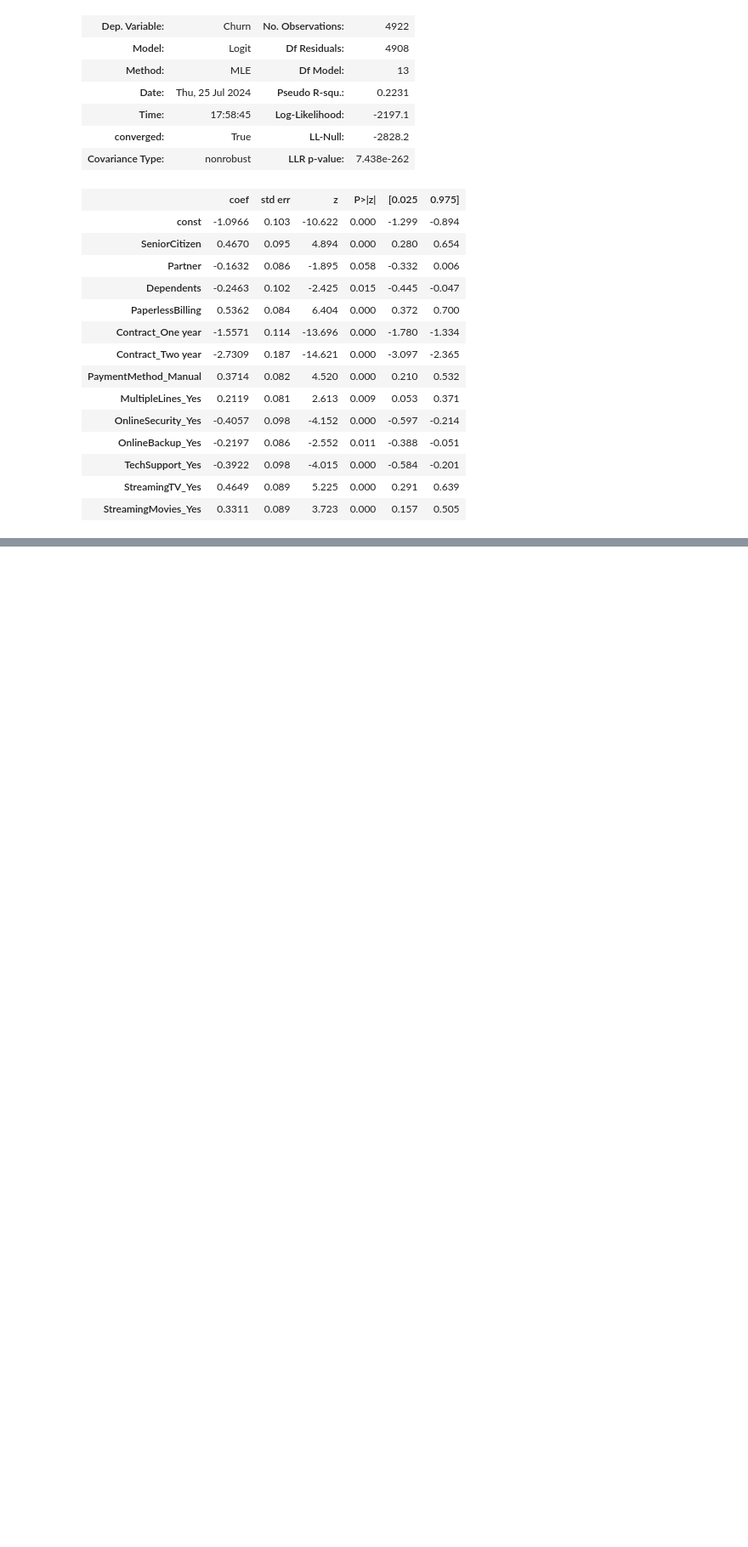
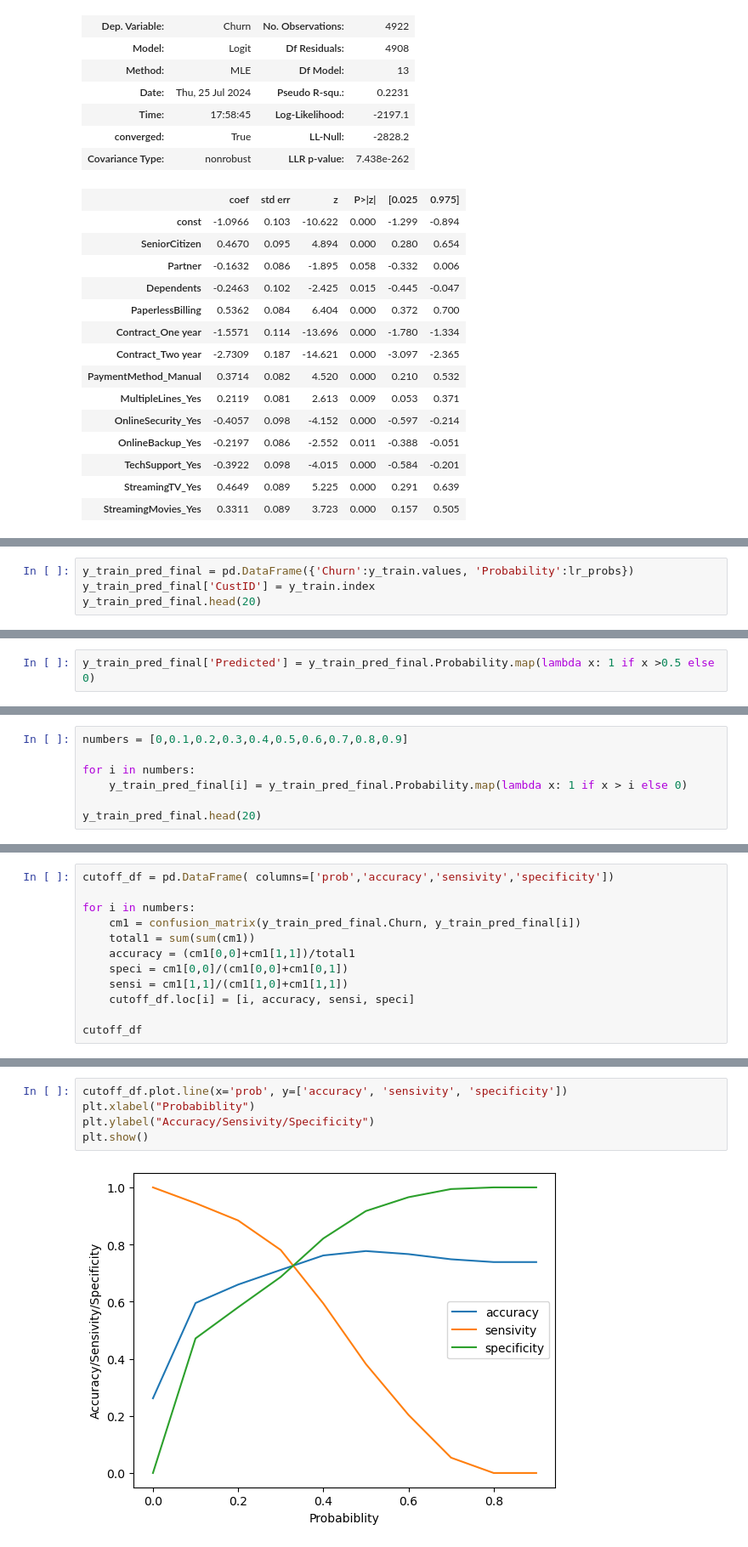
Before and after one commit to chauhan315/Logistic_Regression, a Jupyter notebook: Telecom Churn Case Study/Telecom_churn_case_study.ipynb, the cells around one changed output, grey strips where cells are left out. Shown at 85% size. Cells and saved outputs as stored; diff of their text form; blank space fills up the shorter version.

```diff
--- a/Telecom Churn Case Study/Telecom_churn_case_study.ipynb
+++ b/Telecom Churn Case Study/Telecom_churn_case_study.ipynb
@@ -473,0 +544,4 @@ Logit Regression Results
+# %%
+y_train_pred_final = pd.DataFrame({'Churn':y_train.values, 'Probability':lr_probs})
+y_train_pred_final['CustID'] = y_train.index
+y_train_pred_final.head(20)
@@ -473,0 +566,2 @@ Logit Regression Results
+# %%
+y_train_pred_final['Predicted'] = y_train_pred_final.Probability.map(lambda x: 1 if x >0.5 else 0)
@@ -473,0 +600,7 @@ Logit Regression Results
+# %%
+numbers = [0,0.1,0.2,0.3,0.4,0.5,0.6,0.7,0.8,0.9]
+
+for i in numbers:
+    y_train_pred_final[i] = y_train_pred_final.Probability.map(lambda x: 1 if x > i else 0)
+
+y_train_pred_final.head(20)
@@ -473,0 +627,12 @@ Logit Regression Results
+# %%
+cutoff_df = pd.DataFrame( columns=['prob','accuracy','sensivity','specificity'])
+
+for i in numbers:
+    cm1 = confusion_matrix(y_train_pred_final.Churn, y_train_pred_final[i])
+    total1 = sum(sum(cm1))
+    accuracy = (cm1[0,0]+cm1[1,1])/total1
+    speci = cm1[0,0]/(cm1[0,0]+cm1[0,1])
+    sensi = cm1[1,1]/(cm1[1,0]+cm1[1,1])
+    cutoff_df.loc[i] = [i, accuracy, sensi, speci]
+
+cutoff_df
@@ -473,0 +651,7 @@ Logit Regression Results
+# %%
+cutoff_df.plot.line(x='prob', y=['accuracy', 'sensivity', 'specificity'])
+plt.xlabel("Probabiblity")
+plt.ylabel("Accuracy/Sensivity/Specificity")
+plt.show()
+# %% [output]
+[figure, added]
```
Also changed, not shown: parts of 36 cells of this notebook.
